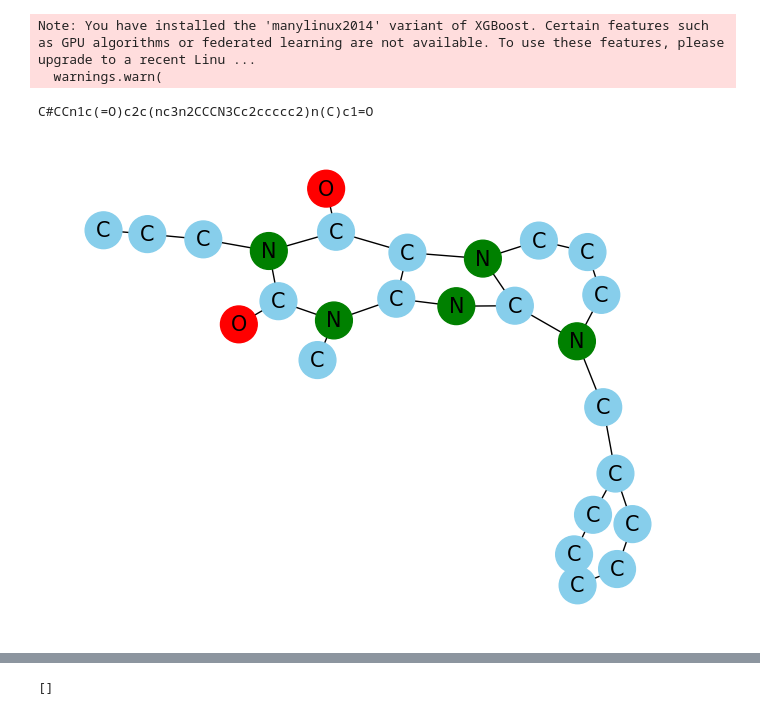
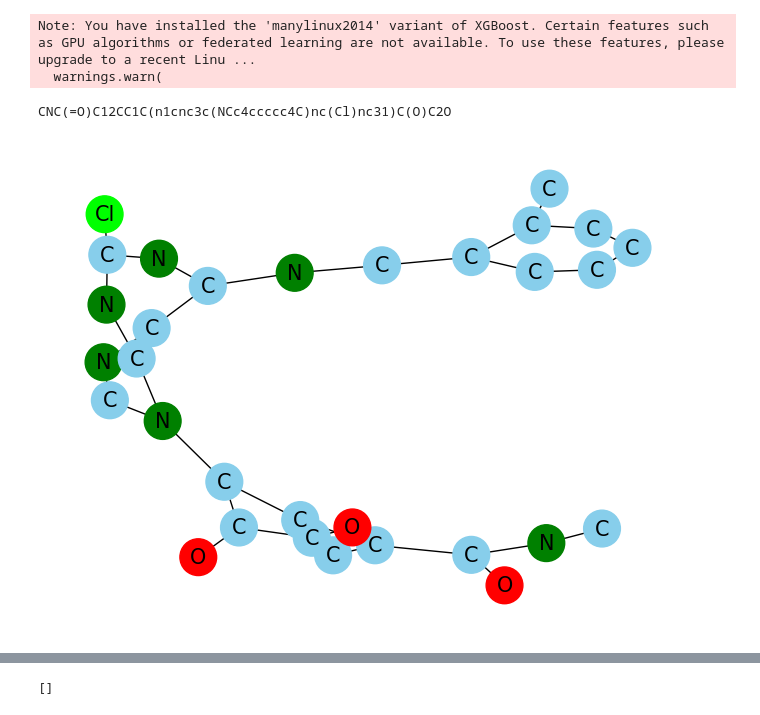
Before and after one commit to Dreamerwq/QSPRpred, a Jupyter notebook: qsprpred/extra/gpu/models/A2AR_exp.ipynb, the cells around one changed output, grey strips where cells are left out. Saved outputs shown, nothing was run; the diff lists cells and outputs as text; code cells hidden in the pictures.

```diff
--- a/qsprpred/extra/gpu/models/A2AR_exp.ipynb
+++ b/qsprpred/extra/gpu/models/A2AR_exp.ipynb
@@ -113,10 +113,10 @@ X2_all = load_datasets("A2AR/data/a2ar_val_1")
 X3_all = load_datasets("A2AR/data/a2ar_test_1")
 # %%
 from MolEval.MolGraph import MolGraph
-print(X1_all.df['Drug'][100])
-MolGraph(X1_all.df['Drug'][100])
+print(X1_all.df['Drug'][10])
+MolGraph(X1_all.df['Drug'][10])
 # %% [output]
-C#CCn1c(=O)c2c(nc3n2CCCN3Cc2ccccc2)n(C)c1=O
+CNC(=O)C12CC1C(n1cnc3c(NCc4ccccc4C)nc(Cl)nc31)C(O)C2O
-[figure, old version]
+[figure, new version]
 # %%
 from MolEval import MolEmb
```
Also changed, not shown: parts of 5 cells of this notebook, 6 other files.
